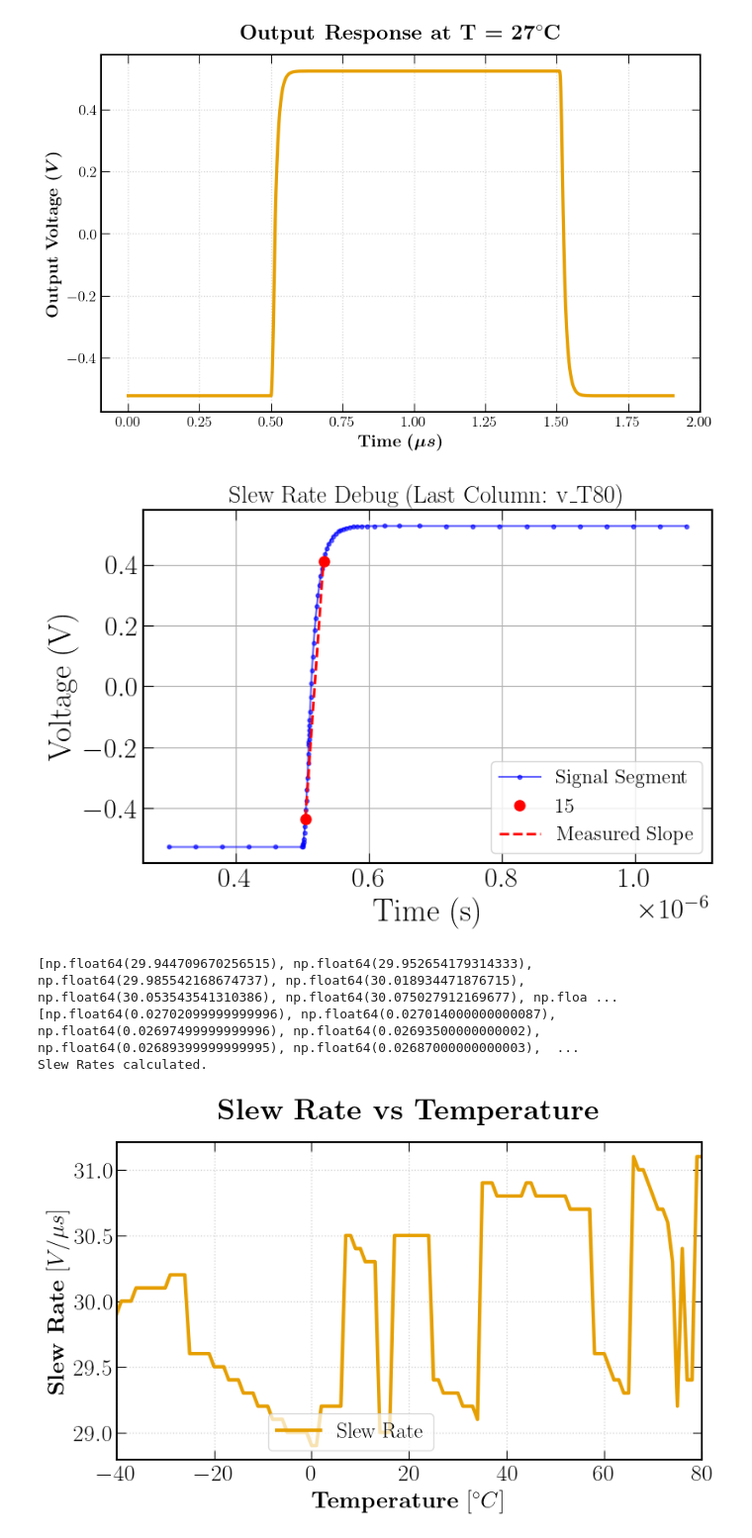
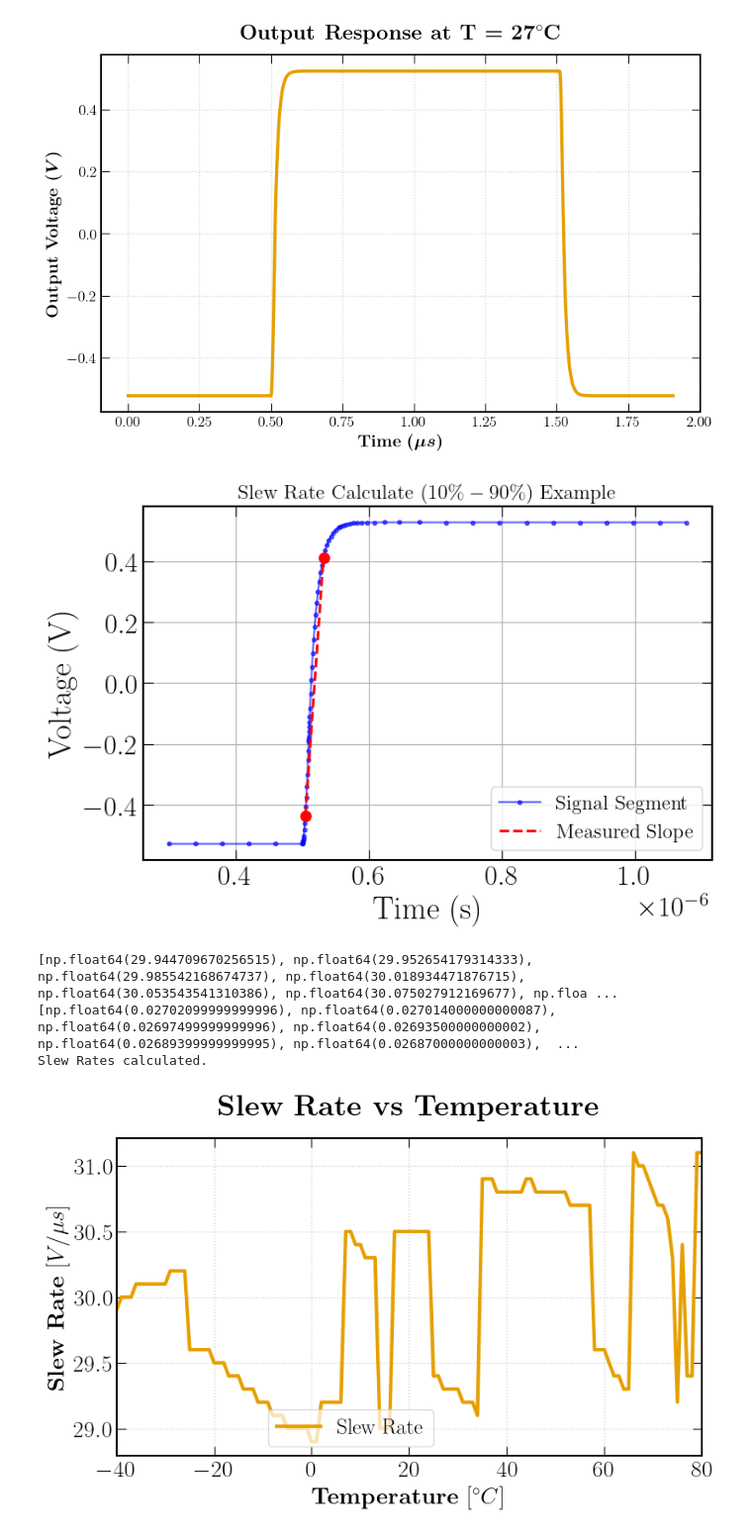
Before and after one commit to BaoTON1701/R-T_BiCMOS_run, a Jupyter notebook: code/Plot_results.ipynb, the cells around one changed output. Shown at 99% size. Saved outputs shown, nothing was run; the diff lists cells and outputs as text; code cells hidden in the pictures.

```diff
--- a/code/Plot_results.ipynb
+++ b/code/Plot_results.ipynb
@@ -659,36 +659,36 @@ def slew_rate(time_df, sig_df, cut_indices):
         debug_v_seg = v_seg
         p1 = (t1, v1)
         p2 = (t2, v2)
 
     # --- PLOTTING TEST SECTION (Outside the loop) ---
     # This plots only the LAST column processed, serving as a sanity check
     plt.figure(figsize=(8, 5))
-    plt.title(f"Slew Rate Debug (Last Column: {sig_df.columns[-1]})")
+    plt.title(fr"Slew Rate Calculate ($10\%-90\%$) Example", fontsize=16)
 
     # 1. Plot the Cut Region
     plt.plot(debug_t_seg, debug_v_seg, 'b.-', label='Signal Segment', alpha=0.6)
 
     # 2. Plot the Calculation Points
-    plt.plot([p1[0], p2[0]], [p1[1], p2[1]], 'ro', markersize=8, label='15% & 80% Points')
+    plt.plot([p1[0], p2[0]], [p1[1], p2[1]], 'ro', markersize=8)
 
     # 3. Draw the Slope Line
     plt.plot([p1[0], p2[0]], [p1[1], p2[1]], 'r--', linewidth=2, label='Measured Slope')
 
     plt.xlabel('Time (s)')
     plt.ylabel('Voltage (V)')
     plt.grid(True)
     plt.legend()
     plt.show()
 
     return slew_results, rise_results
 
 # Call the function
 sr_values, rt_values = slew_rate(time, sig, cut)
 print(sr_values)
 print(rt_values)
 print("Slew Rates calculated.")
 # %% [output]
-[figure, old version]
+[figure, new version]
 [np.float64(29.944709670256515), np.float64(29.952654179314333), np.float64(29.985542168674737), np.float64(30.018934471876715), np.float64(30.053543541310386), np.float64(30.075027912169677), np.floa ...
 [np.float64(0.02702099999999996), np.float64(0.027014000000000087), np.float64(0.02697499999999996), np.float64(0.02693500000000002), np.float64(0.02689399999999995), np.float64(0.02687000000000003),  ...
 Slew Rates calculated.
```
Also changed, not shown: parts of 1 cell of this notebook, 4 other files.
